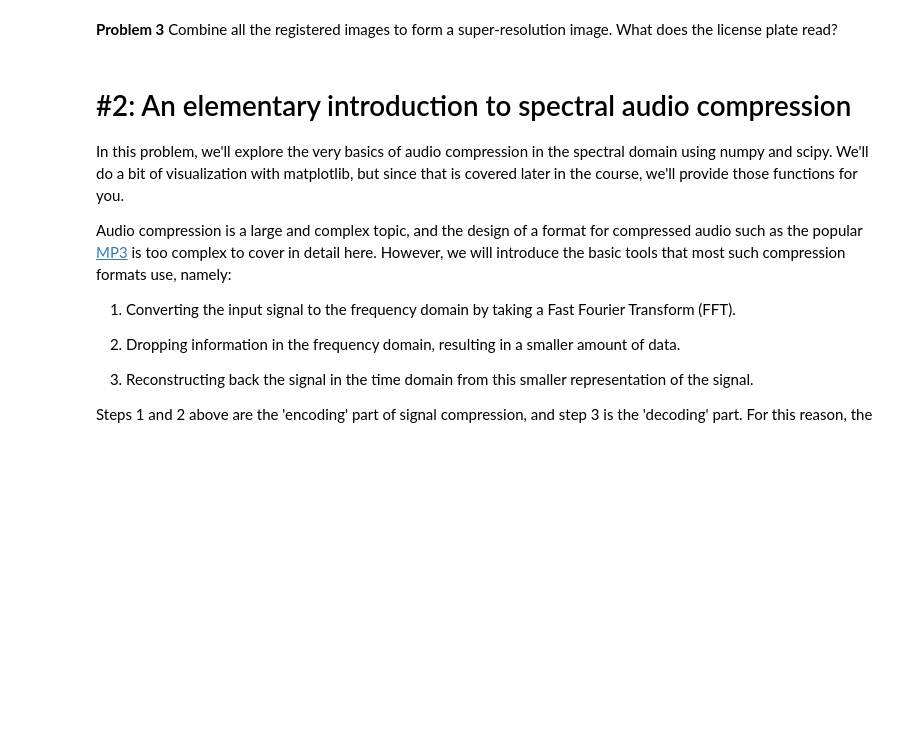
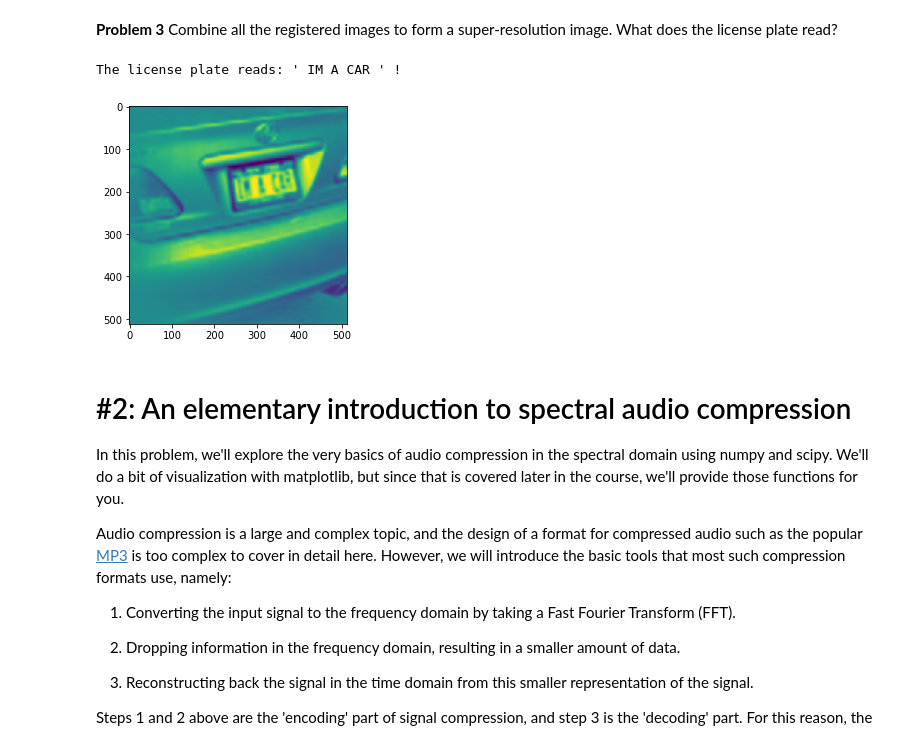
Before and after one commit to samuel-badman/ay250-homework-badman, a Jupyter notebook: hw_1/hw_1_assignment.ipynb, the cells around one changed output. Drawn from its saved outputs; the diff is of its cells as text; code cells hidden in the pictures; blank space fills up the shorter version.

Commit message:
Homework 1 first draft

```diff
--- a/hw_1/hw_1_assignment.ipynb
+++ b/hw_1/hw_1_assignment.ipynb
@@ -68,3 +68,26 @@ tar -xvzf homework1_data.tgz  # do NOT check this files into git...
    - Hint1: you'll need to figure out how to resize a numpy array
    - Hint2: you'll want to reverse the second image when doing the convolution: `scipy.signal.fftconvolve(im1, im2[::-1, ::-1])`
    - Hint3: you'll need to figure out how to identify the peak of the fft convolution to find the offsets between images
+# %%
+%pylab inline
+import numpy as np
+import matplotlib.pyplot as plt
+import scipy.signal as sig
+from scipy.misc import imresize
+from scipy.ndimage.filters import maximum_filter
+from scipy.ndimage.interpolation import zoom,shift
+import glob
+
+#Read in all files in data directory
+im_store = []
+for im in glob.glob('./data/im2-*.png'): im_store.append(plt.imread(im))
+
+#Resize each image dimension by a factor of 3 (take first channel only)
+im_exp = []
+
+for im in im_store :
+    im_gray = np.sum(im.astype('float'), axis=2) #Sum channels
+    im_exp_=imresize(im_gray,size=3.)
+    xc,yc=[np.int(dim/2) for dim in im_exp_.shape[0:2]]
+    im_zoom = im_exp_[xc-256:xc+256,yc-256:yc+256]
+    im_exp.append(im_zoom-np.mean(im_zoom))
@@ -70,0 +98,11 @@ tar -xvzf homework1_data.tgz  # do NOT check this files into git...
+# %%
+#For all other images, fftconvolve with the reference and find the peak to
+#determine the shift in image centers
+offsets = []
+im_ref = im_exp[0]
+convol_auto = sig.fftconvolve(im_ref[:,:],im_ref[::-1,::-1],mode='same')
+x_c,y_c = np.where(convol_auto==np.max(convol_auto))
+for im in im_exp[1:] :
+    convol = sig.fftconvolve(im_ref[:,:],im[::-1,::-1],mode='same')
+    xp,yp = np.where(convol==np.max(convol))
+    offsets.append((np.float(xp-x_c),np.float(yp-y_c)))
@@ -71,7 +135,21 @@ tar -xvzf homework1_data.tgz  # do NOT check this files into git...
 # %% [markdown]
 **Problem 2** Shift each image to register the frames to the original (expanded in size) frame. You should, in general, be shifting by subpixel offsets. You might want to look at `scipy.ndimage.interpolation.shift`
+# %%
+im_shift=[im_exp[0]]
+count2=0
+#For each image that is not the reference image, shift by the corresponding offsets found above
+for im in im_exp[1:] :
+    im_shift.append(shift(im,offsets[count2]))
+    count2+=1
+im_shift=np.array(im_shift)
 # %% [markdown]
 **Problem 3** Combine all the registered images to form a super-resolution image. What does the license plate read?
+# %%
+plt.imshow(np.mean(im_shift,axis=0))
+print('The license plate reads: \' IM A CAR \' !')
+# %% [output]
+The license plate reads: ' IM A CAR ' !
+[figure, added]
 # %% [markdown]
 # #2: An elementary introduction to spectral audio compression
 
```
Also changed, not shown: parts of 29 cells of this notebook, 1 other file.
